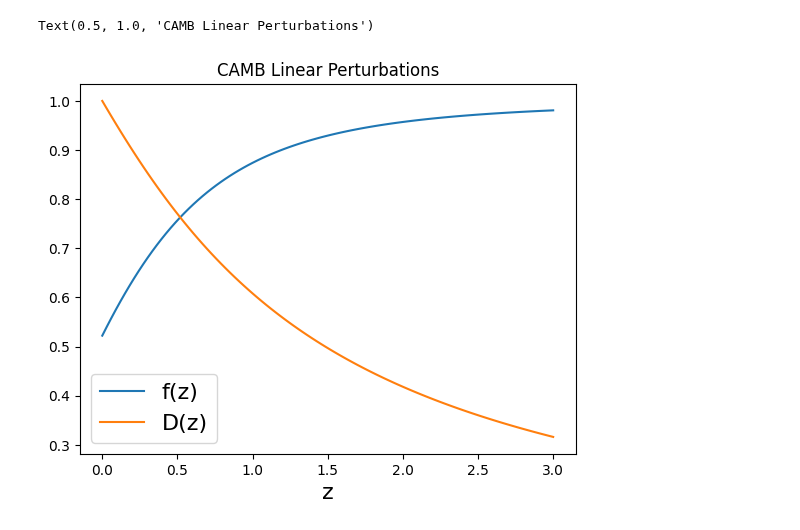
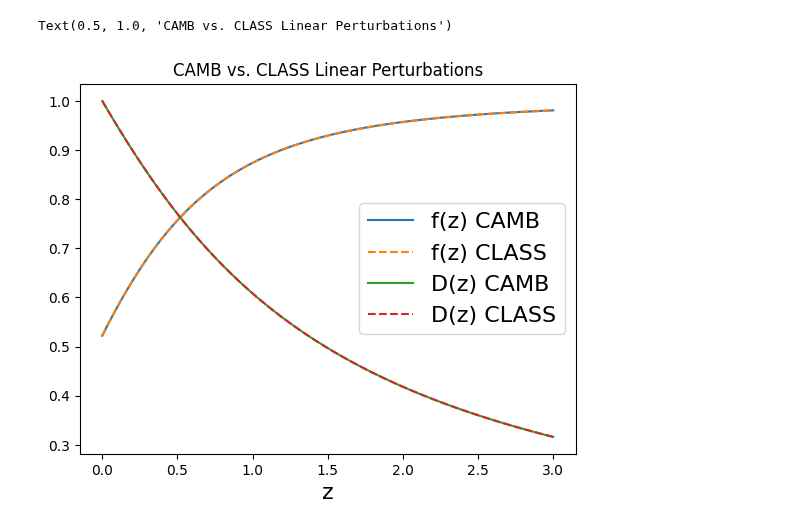
Before and after one commit to cloe-org/playground, a Jupyter notebook: tutorials/cosmology/cosmology.ipynb, the cells around one changed output. Cells and saved outputs as stored; diff of their text form; code cells hidden in the pictures.

```diff
--- a/tutorials/cosmology/cosmology.ipynb
+++ b/tutorials/cosmology/cosmology.ipynb
@@ -152,10 +168,12 @@ Text(0.5, 1.0, 'CLASS vs. CAMB LinearPerturbations')
 # %%
 #calculate results for these parameters
-plt.plot(z, camb_linear.growth_rate(), label = 'f(z)')
-plt.plot(z, camb_linear.growth_factor(zs,ks)[:, 0], label = 'D(z)')
+plt.plot(z, camb_linear.growth_rate(), label = 'f(z) CAMB', ls='-')
+plt.plot(z, class_linear.growth_rate(), label = 'f(z) CLASS', ls='--')
+plt.plot(z, camb_linear.growth_factor(z,ks)[:, 0], label = 'D(z) CAMB', ls='-')
+plt.plot(z, class_linear.growth_factor(z,ks)[:, 0], label = 'D(z) CLASS', ls='--')
 plt.xlabel('z', fontsize = 16)
 plt.legend(fontsize = 16)
-plt.title("CAMB Linear Perturbations")
+plt.title("CAMB vs. CLASS Linear Perturbations")
 # %% [output]
-Text(0.5, 1.0, 'CAMB Linear Perturbations')
+Text(0.5, 1.0, 'CAMB vs. CLASS Linear Perturbations')
-[figure, old version]
+[figure, new version]
```
Also changed, not shown: parts of 13 cells of this notebook.
